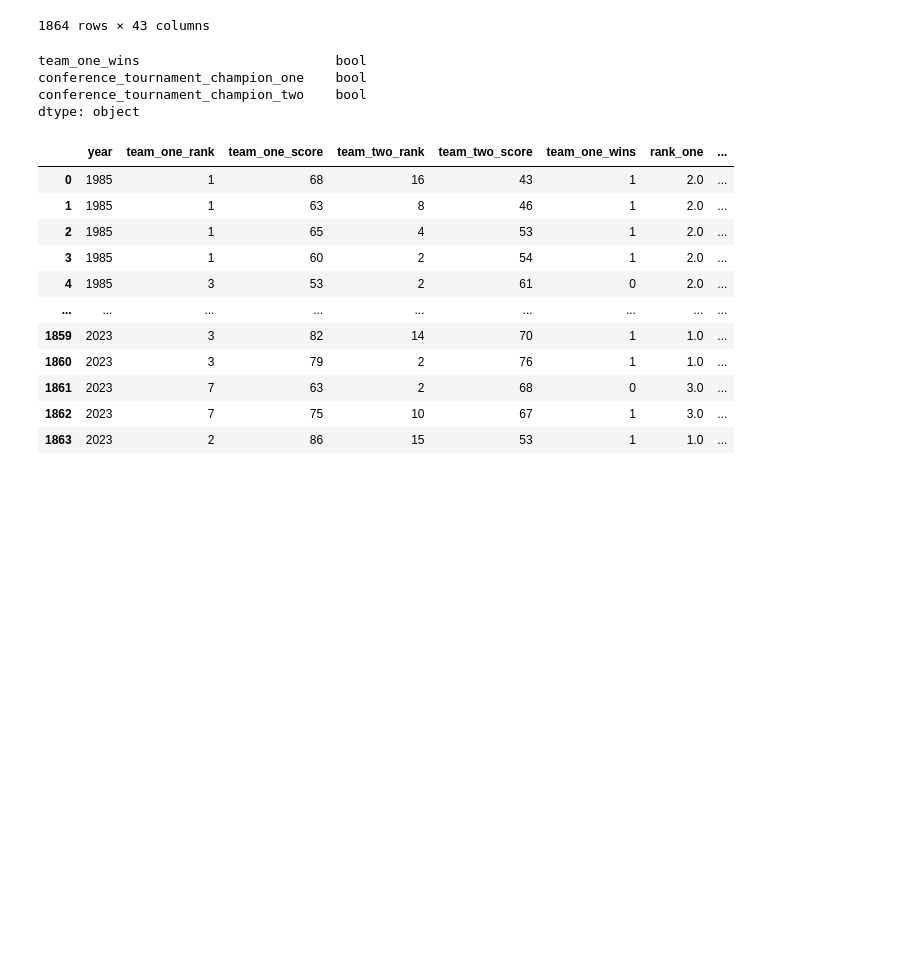
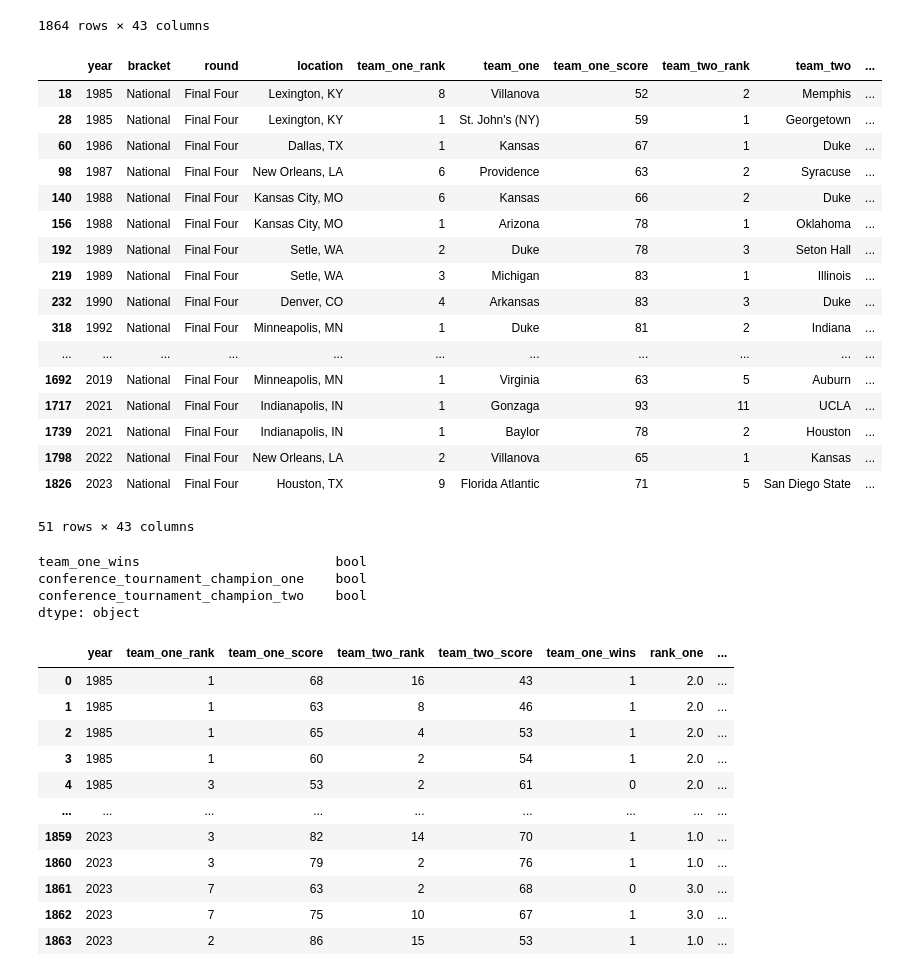
Before and after one commit to vibindi/march-madness-predictor-v1, a Jupyter notebook: model_creation_and_exploration.ipynb, the cells around one changed output. Saved outputs shown, nothing was run; the diff lists cells and outputs as text; code cells hidden in the pictures; blank space fills up the shorter version.

```diff
--- a/model_creation_and_exploration.ipynb
+++ b/model_creation_and_exploration.ipynb
@@ -21,6 +21,27 @@ df
 | 1862 | 2023 | West | First Round | Sacramento, CA | 7 | Northwestern | 75 | 10 | Boise State | ... |
 | 1863 | 2023 | West | First Round | Sacramento, CA | 2 | UCLA | 86 | 15 | UNC Asheville | ... |
 1864 rows × 43 columns
+# %%
+df[df['round'] == 'Final Four']
+# %% [output]
+|  | year | bracket | round | location | team_one_rank | team_one | team_one_score | team_two_rank | team_two | ... |
+| 18 | 1985 | National | Final Four | Lexington, KY | 8 | Villanova | 52 | 2 | Memphis | ... |
+| 28 | 1985 | National | Final Four | Lexington, KY | 1 | St. John's (NY) | 59 | 1 | Georgetown | ... |
+| 60 | 1986 | National | Final Four | Dallas, TX | 1 | Kansas | 67 | 1 | Duke | ... |
+| 98 | 1987 | National | Final Four | New Orleans, LA | 6 | Providence | 63 | 2 | Syracuse | ... |
+| 140 | 1988 | National | Final Four | Kansas City, MO | 6 | Kansas | 66 | 2 | Duke | ... |
+| 156 | 1988 | National | Final Four | Kansas City, MO | 1 | Arizona | 78 | 1 | Oklahoma | ... |
+| 192 | 1989 | National | Final Four | Setle, WA | 2 | Duke | 78 | 3 | Seton Hall | ... |
+| 219 | 1989 | National | Final Four | Setle, WA | 3 | Michigan | 83 | 1 | Illinois | ... |
+| 232 | 1990 | National | Final Four | Denver, CO | 4 | Arkansas | 83 | 3 | Duke | ... |
+| 318 | 1992 | National | Final Four | Minneapolis, MN | 1 | Duke | 81 | 2 | Indiana | ... |
+| ... | ... | ... | ... | ... | ... | ... | ... | ... | ... | ... |
+| 1692 | 2019 | National | Final Four | Minneapolis, MN | 1 | Virginia | 63 | 5 | Auburn | ... |
+| 1717 | 2021 | National | Final Four | Indianapolis, IN | 1 | Gonzaga | 93 | 11 | UCLA | ... |
+| 1739 | 2021 | National | Final Four | Indianapolis, IN | 1 | Baylor | 78 | 2 | Houston | ... |
+| 1798 | 2022 | National | Final Four | New Orleans, LA | 2 | Villanova | 65 | 1 | Kansas | ... |
+| 1826 | 2023 | National | Final Four | Houston, TX | 9 | Florida Atlantic | 71 | 5 | San Diego State | ... |
+51 rows × 43 columns
 # %%
 pd.get_dummies(df).dtypes[pd.get_dummies(df).dtypes == 'bool']
 # %% [output]
```
Also changed, not shown: parts of 26 cells of this notebook, 8 other files.
